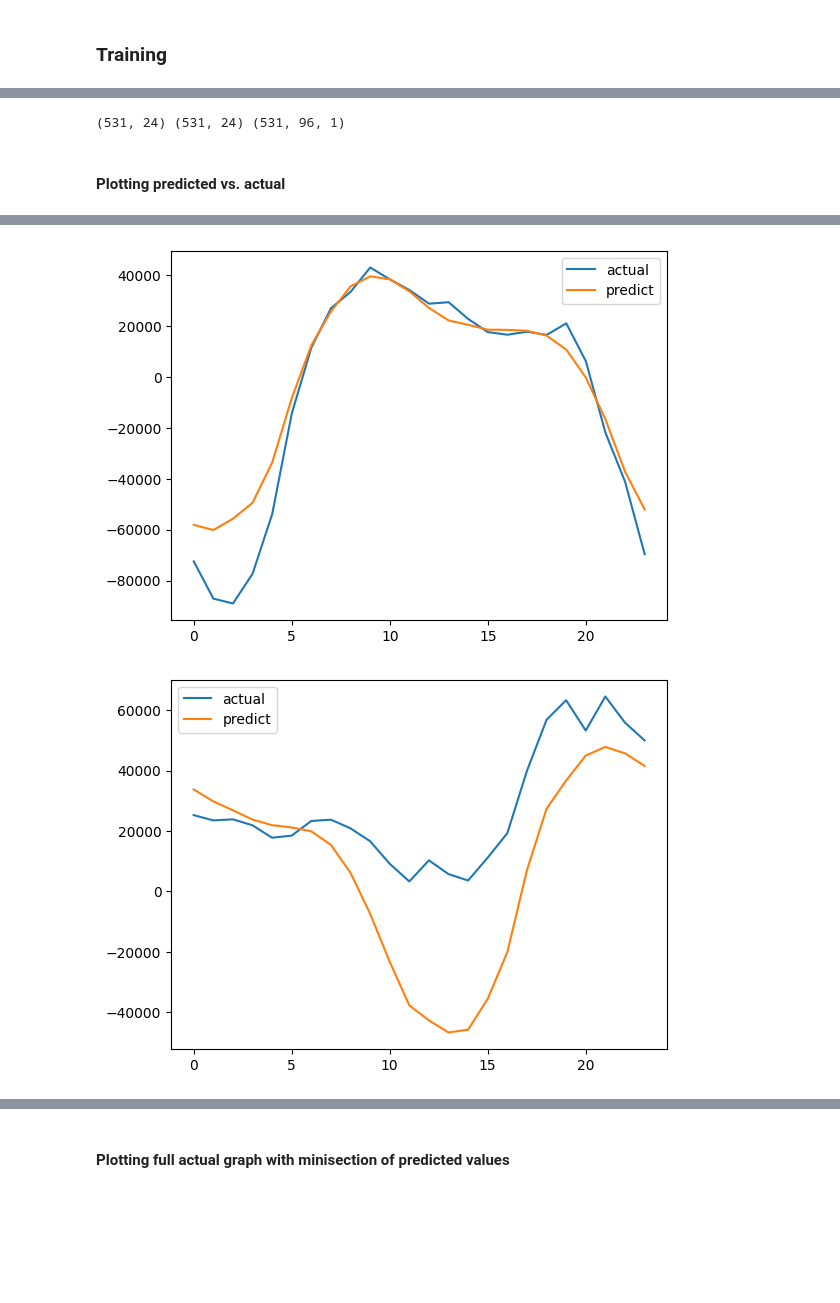
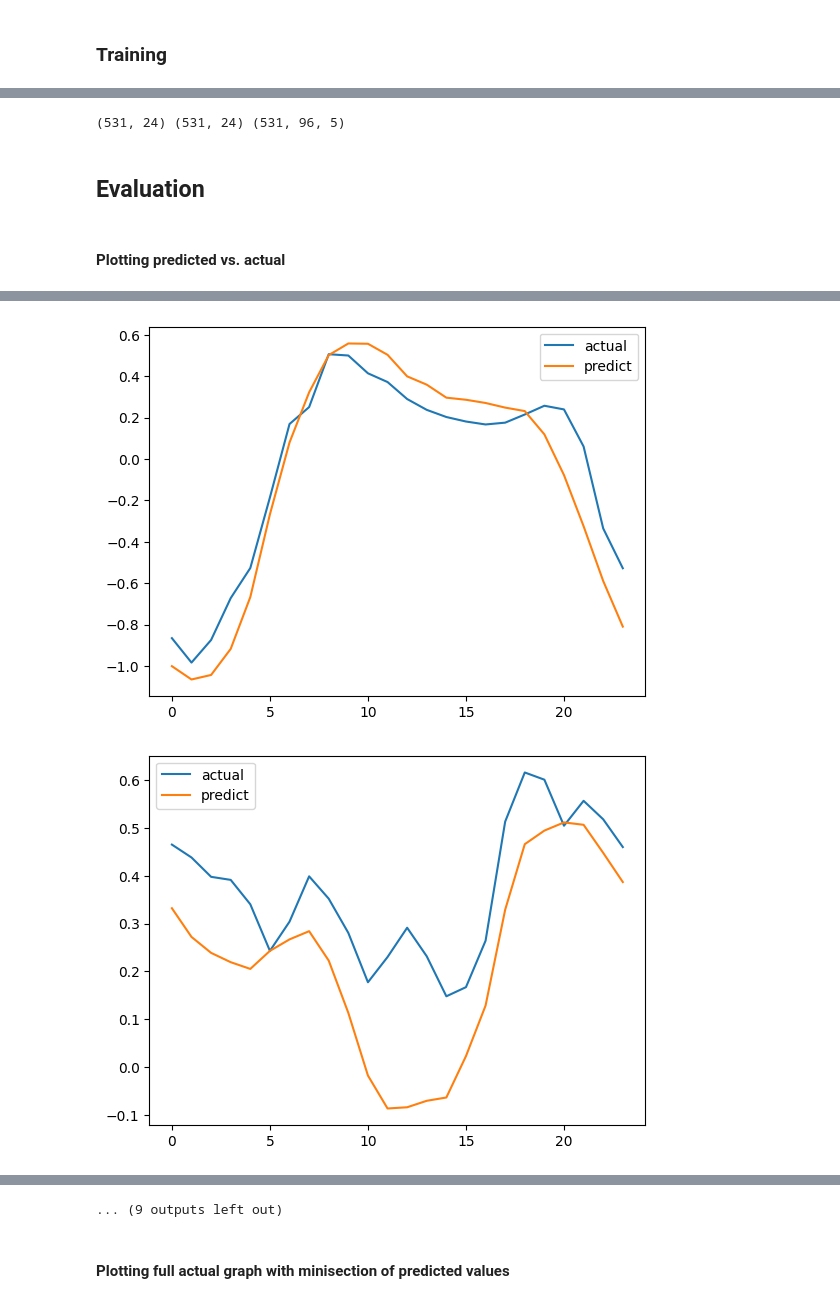
Before and after one commit to erewl/short-term-load-forecasting-with-domain-knowledge, a Jupyter notebook: notebooks/lstm_example.ipynb, the cells around one changed output, grey strips where cells are left out. Saved outputs shown, nothing was run; the diff lists cells and outputs as text; code cells hidden in the pictures; blank space fills up the shorter version.

```diff
--- a/notebooks/lstm_example.ipynb
+++ b/notebooks/lstm_example.ipynb
@@ -431,7 +377,7 @@ from src.neuro_symbolic_demand_forecasting.helpers.dataset_utils import create_d
 # %%
 import matplotlib.pyplot as plt
 
-df_for_plot = agg_df.filter(pl.col('cluster') == 15)
+df_for_plot = train_set.filter(pl.col('cluster') == 15)
 
 fig, ax = plt.subplots()
 ax.plot(df_for_plot['readingdate'],df_for_plot['gross'])
@@ -439,6 +385,7 @@ plt.show()
 # %% [output]
 [figure]
 # %%
+from src.neuro_symbolic_demand_forecasting.helpers.dataset_utils import create_dataset_from_clustered_df, create_X_y_split
 from sklearn.model_selection import train_test_split
 from sklearn.preprocessing import StandardScaler
 
@@ -446,8 +393,14 @@ source_size = 24*5 # input size (24*4 -> PTUs * days) + target_size (24*4 -> PTU
 target_size = 24*1
 rolling_window_size = 12
 
+# ['readingdate', 'ldn_diff', 'odn_diff', 'gross', 'cluster', '',
+# 'grid_point', 'latitude', 'longitude', 'valid_datetime', 'batch_datetime',
+# 'wind_speed_10m', 'wind_speed_50m', 'wind_blast_speed_10m',
+# 't_instant_ground_2m', 'td_instant_ground_2m', 'pres_instant_sea_0m',
+# 'pres_instant_ground_0m', 'r_instant_ground_2m', 'rain_instant_ground_0m',
+# 'grad_accum_ground_0m', 'tcc_instant_ground_0m', 'vis_instant_ground_0m']
 
-sub_df = agg_df.select('readingdate', 'cluster', 'gross')
+sub_df = train_set.select('gross', 'cluster', 'wind_speed_10m', 't_instant_ground_2m', 'grad_accum_ground_0m')
 dataset  = create_dataset_from_clustered_df(sub_df.group_by(['cluster']), source_size, rolling_window_size=rolling_window_size)
 lll = dataset.as_numpy_iterator()
 
@@ -456,10 +409,8 @@ lll = np.concatenate(list(lll), axis=0)
 print(list(enumerate(sub_df.columns)))
 target_column_index = 0
 
-sub_lll = lll[:, :, 2:3]
+sub_lll = lll#[:, :, 2:3]
 scaler = StandardScaler()
-
-# df = df[1:-1] # drop first and last element of each array as they are most like to be null and only needed for calculating the ldn_diff and odn_diff
 
 # scaler requires a 2d array, so we reshape our data for that sake and then immediatly shape it back
 scaled_lll = scaler.fit_transform(X=sub_lll.reshape(-1,sub_lll.shape[-1])).reshape(sub_lll.shape)
@@ -542,18 +494,7 @@ from keras.models import Sequential
 from keras.layers import LSTM, Dense, Dropout, Input
 import numpy as np
 
-MAX_EPOCHS = 10
-
-# initial model
-# lstm_model = Sequential([
-#     Input(shape=(X_train.shape[1], X_train.shape[2])),
-#     # Shape [batch, time, features] => [batch, time, lstm_units]
-#     LSTM(20, return_sequences=True),
-#     LSTM(50),
-#     # Shape => [batch, time, features]
-#     Dense(units=target_size)
-# ])
-
+MAX_EPOCHS = 5
 
 # Define hyperparameters
 layer_units = [20, 5, 20]
@@ -634,12 +569,14 @@ print(y_predict.shape, y_test.shape, X_test.shape)
 # y_actual = np.concatenate((X_test[:,:,target_column_index],y_test), axis=1)
 # print(y_predict.shape, y_actual.shape, X_test.shape)
 # %% [output]
-(531, 24) (531, 24) (531, 96, 1)
+(531, 24) (531, 24) (531, 96, 5)
+# %% [markdown]
+## Evaluation
 # %% [markdown]
 #### Plotting predicted vs. actual
 # %%
-y_a = scaler.inverse_transform(y_test)
-y_p = scaler.inverse_transform(y_predict)
+y_a = y_test #scaler.inverse_transform(y_test)
+y_p = y_predict # scaler.inverse_transform(y_predict)
 
 for i in range(0, len(y_predict)):
     a = range(0, len(y_test[i]))
@@ -649,6 +586,6 @@ for i in range(0, len(y_predict)):
     plt.plot(a, y_p[i])
     plt.legend(['actual','predict'])
     plt.show()
-    if i >= 5:
+    if i >= 20:
         break
 # %% [output]
@@ -657,2 +594,2 @@ for i in range(0, len(y_predict)):
-[figure, old version]
+[figure, new version]
-[figure, old version]
+[figure, new version]
@@ -661,3 +604,4 @@ for i in range(0, len(y_predict)):
+... (9 outputs left out)
 # %% [markdown]
 #### Plotting full actual graph with minisection of predicted values
 # %%
```
Also changed, not shown: parts of 13 cells of this notebook.
